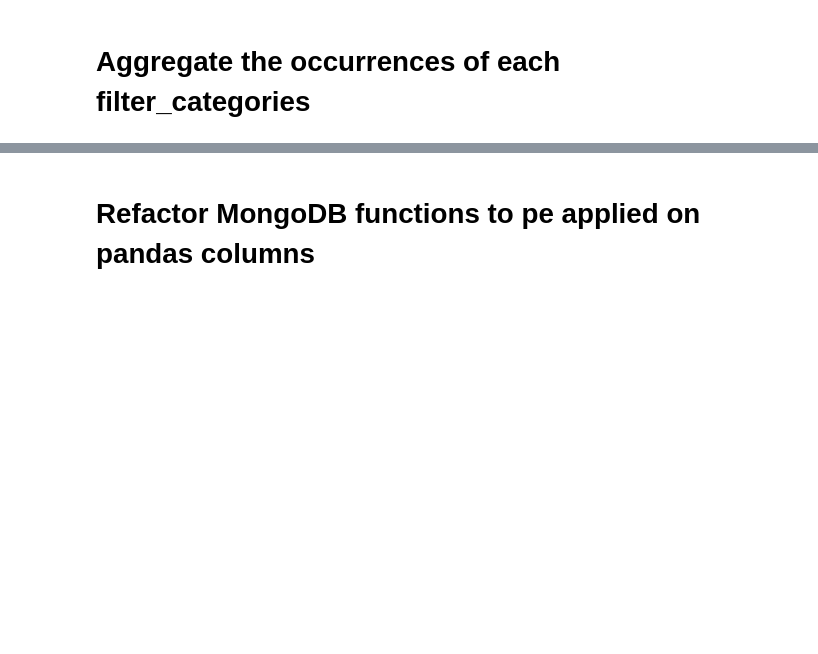
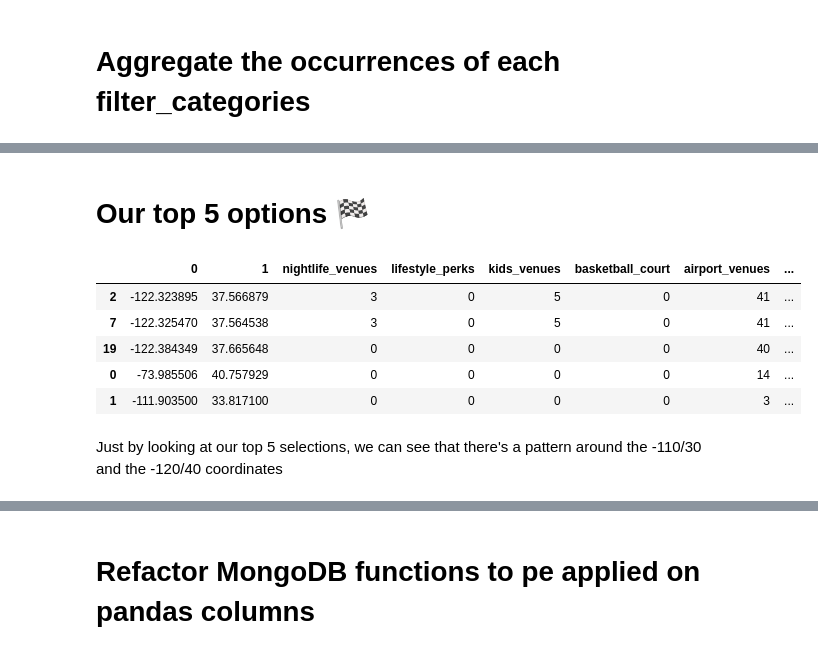
Before and after one commit to rihp/geodata, a Jupyter notebook: MongoDB_GeoQueries.ipynb, the cells around one changed output, grey strips where cells are left out. Cells and saved outputs as stored; diff of their text form; code cells hidden in the pictures; blank space fills up the shorter version.

```diff
--- a/MongoDB_GeoQueries.ipynb
+++ b/MongoDB_GeoQueries.ipynb
@@ -300,0 +304,17 @@ See the caveats in the documentation: https://pandas.pydata.org/pandas-docs/stab
+# %% [markdown]
+# Our top 5 options 🏁️
+# %%
+sol = dfz.sort_values(by = ['airport_venues', 'coffee_venues', 'kids_venues',
+                     'basketball_court','business_perks'], ascending=False).head()
+# %%
+sol.to_csv('OUTPUT/my-top-locations.csv')
+sol
+# %% [output]
+|  | 0 | 1 | nightlife_venues | lifestyle_perks | kids_venues | basketball_court | airport_venues | ... |
+| 2 | -122.323895 | 37.566879 | 3 | 0 | 5 | 0 | 41 | ... |
+| 7 | -122.325470 | 37.564538 | 3 | 0 | 5 | 0 | 41 | ... |
+| 19 | -122.384349 | 37.665648 | 0 | 0 | 0 | 0 | 40 | ... |
+| 0 | -73.985506 | 40.757929 | 0 | 0 | 0 | 0 | 14 | ... |
+| 1 | -111.903500 | 33.817100 | 0 | 0 | 0 | 0 | 3 | ... |
+# %% [markdown]
+Just by looking at our top 5 selections, we can see that there's a pattern around the -110/30 and the -120/40 coordinates
```
Also changed, not shown: parts of 10 cells of this notebook.
